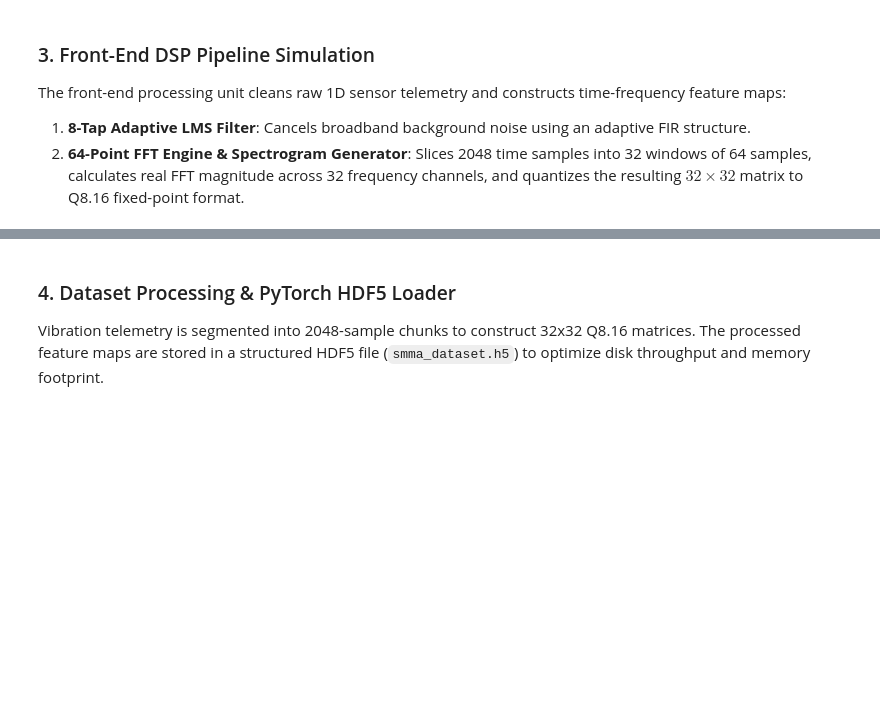
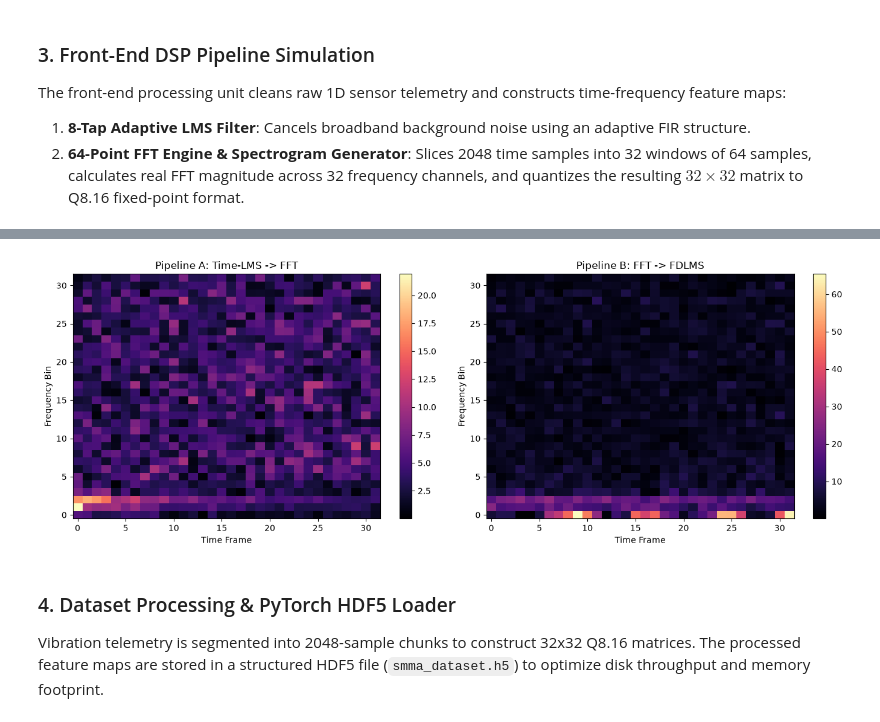
Before and after one commit to Carloscerq/CI-Digital-PBL---Circuitos-Digitais-IV, a Jupyter notebook: Scripts/cnn/SMMA_Pipeline.ipynb, the cells around one changed output, grey strips where cells are left out. Drawn from its saved outputs; the diff is of its cells as text; code cells hidden in the pictures; blank space fills up the shorter version.

Commit message:
add: comparison of LMS applications

```diff
--- a/Scripts/cnn/SMMA_Pipeline.ipynb
+++ b/Scripts/cnn/SMMA_Pipeline.ipynb
@@ -221,3 +294,43 @@ print(f"[DSP] Q8.16 Value Range           : Min={sample_spec_q8.min()}, Max={sam
+# %%
+# ------------------------------------------------------------------------------
+# VISUALIZATION
+# ------------------------------------------------------------------------------
+def compare_pipelines(raw_signal):
+    """
+    3. DSP Visualization: Shows side-by-side comparison of Pipeline A vs B.
+    """
+    pre_A = PipelineA_Preprocessor()
+    pre_B = PipelineB_Preprocessor()
+
+    spec_A = pre_A.process(raw_signal)
+    spec_B = pre_B.process(raw_signal)
+
+    # Convert back to float for Matplotlib
+    spec_A_vis = spec_A[:, :, 0].astype(np.float32) / SCALE_FACTOR
+    spec_B_vis = spec_B[:, :, 0].astype(np.float32) / SCALE_FACTOR
+
+    fig, axes = plt.subplots(1, 2, figsize=(14, 5))
+
+    im1 = axes[0].imshow(spec_A_vis.T, aspect='auto', origin='lower', cmap='magma')
+    axes[0].set_title('Pipeline A: Time-LMS -> FFT')
+    axes[0].set_xlabel('Time Frame')
+    axes[0].set_ylabel('Frequency Bin')
+    fig.colorbar(im1, ax=axes[0])
+
+    im2 = axes[1].imshow(spec_B_vis.T, aspect='auto', origin='lower', cmap='magma')
+    axes[1].set_title('Pipeline B: FFT -> FDLMS')
+    axes[1].set_xlabel('Time Frame')
+    axes[1].set_ylabel('Frequency Bin')
+    fig.colorbar(im2, ax=axes[1])
+
+    plt.tight_layout()
+    plt.show()
+# %%
+# Verify Preprocessor execution
+dummy_1d_signal = np.sin(2 * np.pi * 50 * np.linspace(0, 1, 2048)) + 0.5 * np.random.randn(2048)
+compare_pipelines(dummy_1d_signal)
+# %% [output]
+[figure, added]
 # %% [markdown]
 ### 4. Dataset Processing & PyTorch HDF5 Loader
 Vibration telemetry is segmented into 2048-sample chunks to construct 32x32 Q8.16 matrices. The processed feature maps are stored in a structured HDF5 file (`smma_dataset.h5`) to optimize disk throughput and memory footprint.
```
Also changed, not shown: parts of 22 cells of this notebook, 9 other files.
